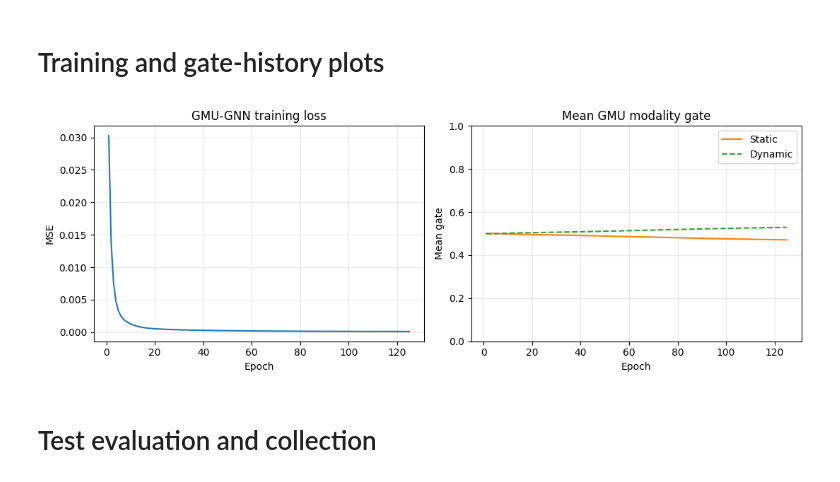
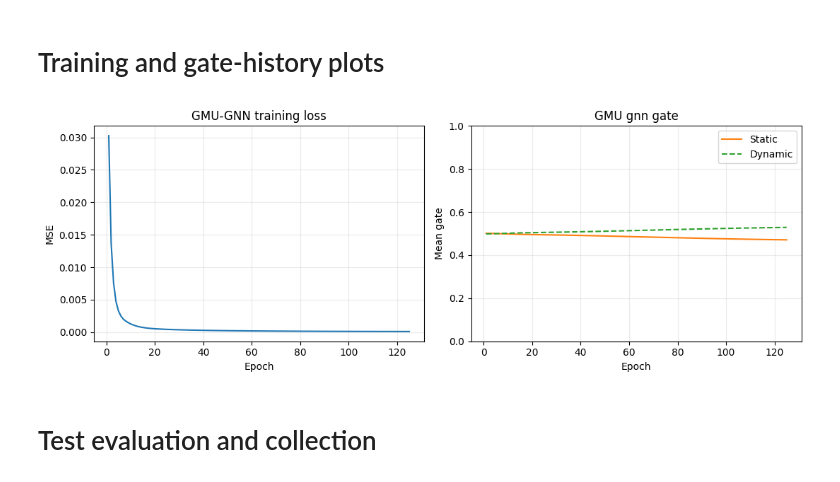
Before and after one commit to Waqar351/multi_model_data_fusion, a Jupyter notebook: GMU_GNN_Complete_Explainability.ipynb, the cells around one changed output. Drawn from its saved outputs; the diff is of its cells as text; code cells hidden in the pictures.

```diff
--- a/GMU_GNN_Complete_Explainability.ipynb
+++ b/GMU_GNN_Complete_Explainability.ipynb
@@ -1340,25 +1513,25 @@ plt.show()
 # %%
 epochs = np.arange(1, len(train_loss_history) + 1)
 
 fig, axes = plt.subplots(1, 2, figsize=(11, 4))
 axes[0].plot(epochs, train_loss_history, color="tab:blue")
 axes[0].set(title="GMU-GNN training loss", xlabel="Epoch", ylabel="MSE")
 axes[0].grid(alpha=0.25)
 
 axes[1].plot(epochs, static_gate_history, label="Static", color="tab:orange")
 axes[1].plot(
     epochs, 1.0 - np.asarray(static_gate_history),
     label="Dynamic", color="tab:green", linestyle="--"
 )
-axes[1].set(title="Mean GMU modality gate", xlabel="Epoch", ylabel="Mean gate", ylim=(0, 1))
+axes[1].set(title="GMU gnn gate", xlabel="Epoch", ylabel="Mean gate", ylim=(0, 1))
 axes[1].legend()
 axes[1].grid(alpha=0.25)
 
 plt.tight_layout()
 plt.savefig(os.path.join(output_folder, "gmu_training_and_gate_history.png"), dpi=300, bbox_inches="tight")
 plt.show()
 # %% [output]
-[figure, old version]
+[figure, new version]
 # %% [markdown]
 # Test evaluation and collection
 # %%
```
Also changed, not shown: parts of 16 cells of this notebook, 13 other files.
